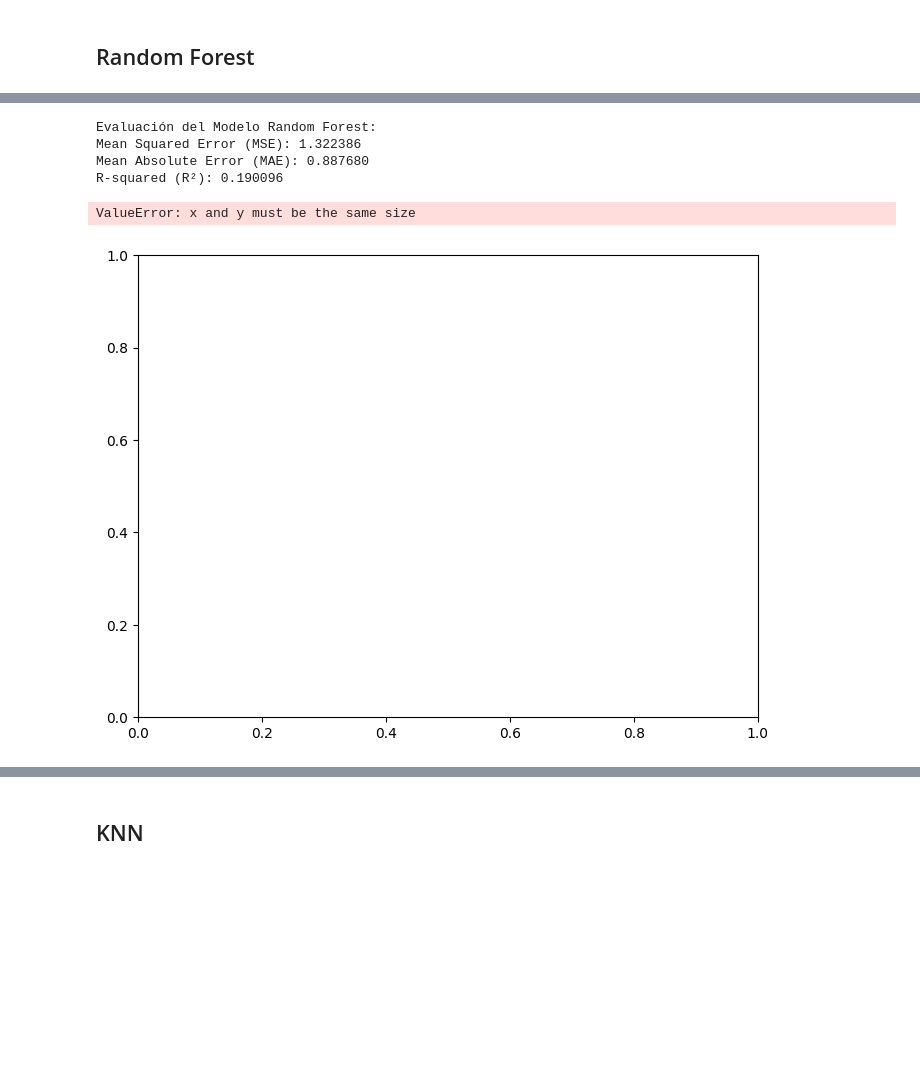
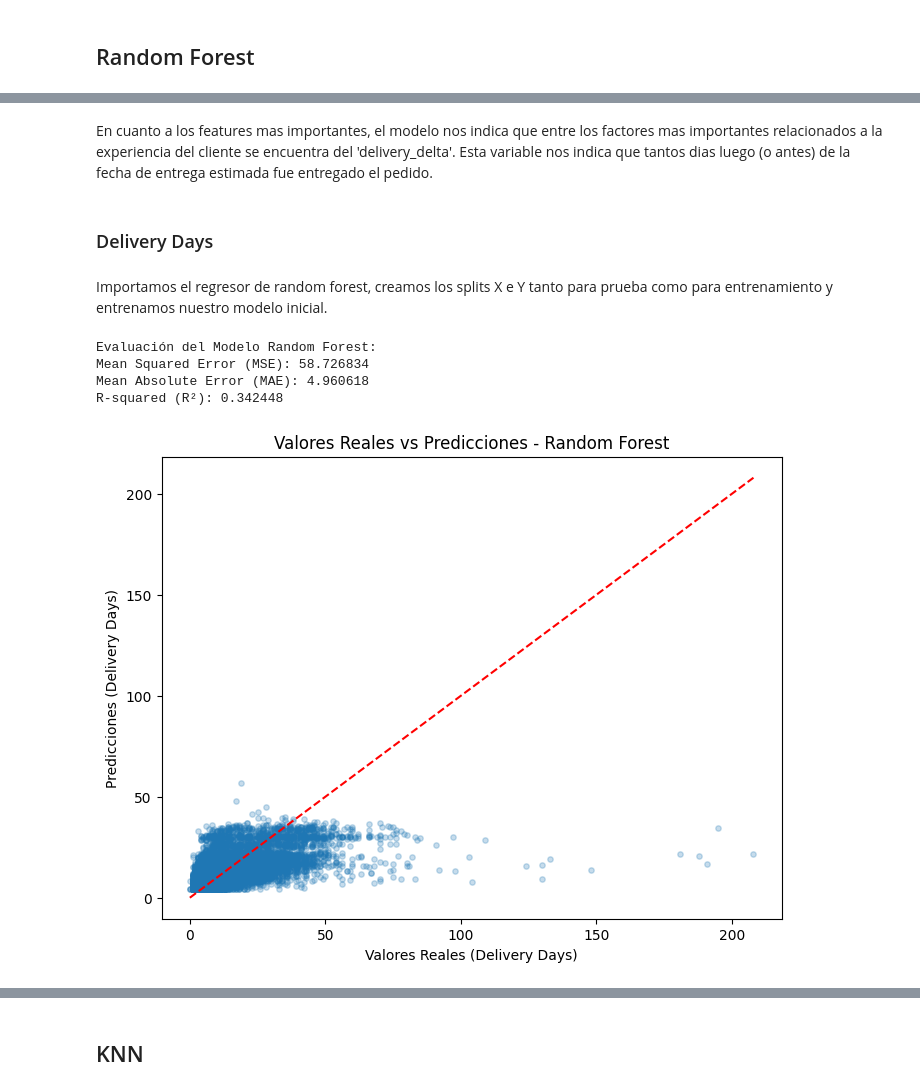
Before and after one commit to JoaquinCampos22155/proyecto3_Mineria, a Jupyter notebook: ModelosRegresion.ipynb, the cells around one changed output, grey strips where cells are left out. Drawn from its saved outputs; the diff is of its cells as text; code cells hidden in the pictures; blank space fills up the shorter version.

```diff
--- a/ModelosRegresion.ipynb
+++ b/ModelosRegresion.ipynb
@@ -6,14 +6,19 @@ Utilizando modelos de regresion, buscamos predecir la satisfaccion del cliente y
 import pandas as pd
 from sklearn.model_selection import train_test_split
 from sklearn.metrics import mean_squared_error, mean_absolute_error
+import numpy as np
+from sklearn.model_selection import GridSearchCV
 
 # Abrir CSV
 df = pd.read_csv('dataset/cleaned_orders.csv')
 df['delivery_delayed'] =  df['delivery_delayed'].astype(int)
+df['different_state'] = df['different_state'].astype(int)
+
+# Eliminar algunas variables respuesta de otros modelos
 df.drop(columns=['has_comment', 'has_title'], inplace=True)
 df = df.dropna()
 
-# Separar en test y train con 30/70
+# Separar en test y train con 30/70 para predicciones de satisfaccion
 dftrain, dftest = train_test_split(
     df,
     test_size=0.3,
@@ -21,5 +26,15 @@ dftrain, dftest = train_test_split(
     random_state=42
 )
 
-df.head(15)
+# Separar en test y train con 30/70 para predicciones de delivery
+dftrain_d, dftest_d = train_test_split(
+    df,
+    test_size=0.3,
+    random_state=42
+)
+
+# Eliminar columnas que practicamente nos dan la respuesta
+dftrain_d.drop(columns=['estimated_delivery_days', 'delivery_delayed', 'delivery_delta','review_score'], inplace=True)
+dftest_d.drop(columns=['estimated_delivery_days', 'delivery_delayed', 'delivery_delta', 'review_score'], inplace=True)
+dftrain_d.head(15)
 # %% [output]
@@ -273,26 +385,48 @@ rf_regressor = RandomForestRegressor(n_estimators=100, random_state = 42, max_de
+# %% [markdown]
+En cuanto a los features mas importantes, el modelo nos indica que entre los factores mas importantes relacionados a la experiencia del cliente se encuentra del 'delivery_delta'. Esta variable nos indica que tantos dias luego (o antes) de la fecha de entrega estimada fue entregado el pedido.
+# %% [markdown]
+### Delivery Days
+# %% [markdown]
+Importamos el regresor de random forest, creamos los splits X e Y tanto para prueba como para entrenamiento y entrenamos nuestro modelo inicial.
 # %%
+# Separacion X / Y train
+x_train = dftrain_d.drop(columns=['delivery_days'])
+y_train = dftrain_d['delivery_days']
+
+# Separacion X / Y test
+x_test = dftest_d.drop(columns=['delivery_days'])
+y_test = dftest_d['delivery_days']
+
+# Creacion de modelo
+rf_regressor = RandomForestRegressor(n_estimators=100, random_state = 42, max_depth = 4)
+
+# Entrenamiento del modelo
 rf_regressor.fit(x_train, y_train)
-Y_pred = rf_regressor.predict(x_test)
+
+# Predicciones con el modelo
+y_pred = rf_regressor.predict(x_test)
+
+# Estadisticas de rendimiento
 mse = mean_squared_error(y_test, y_pred)
 mae = mean_absolute_error(y_test, y_pred)
 r2 = r2_score(y_test, y_pred)
 
 print("Evaluación del Modelo Random Forest:")
 print(f"Mean Squared Error (MSE): {mse:.6f}")
 print(f"Mean Absolute Error (MAE): {mae:.6f}")
 print(f"R-squared (R²): {r2:.6f}")
 
+#Plot de resultados
 plt.figure(figsize=(8, 6))
-plt.scatter(y_test, Y_pred, alpha=0.5)
+plt.scatter(y_test, y_pred, alpha=0.25, s=15)
 plt.plot([min(y_test), max(y_test)], [min(y_test), max(y_test)], color='red', linestyle='--')
-plt.xlabel("Valores Reales (SalePrice)")
-plt.ylabel("Predicciones (SalePrice)")
+plt.xlabel("Valores Reales (Delivery Days)")
+plt.ylabel("Predicciones (Delivery Days)")
 plt.title("Valores Reales vs Predicciones - Random Forest")
 plt.show()
 # %% [output]
 Evaluación del Modelo Random Forest:
-Mean Squared Error (MSE): 1.322386
-Mean Absolute Error (MAE): 0.887680
-R-squared (R²): 0.190096
+Mean Squared Error (MSE): 58.726834
+Mean Absolute Error (MAE): 4.960618
+R-squared (R²): 0.342448
-ValueError: x and y must be the same size
-[figure, old version]
+[figure, new version]
```
Also changed, not shown: parts of 36 cells of this notebook.
